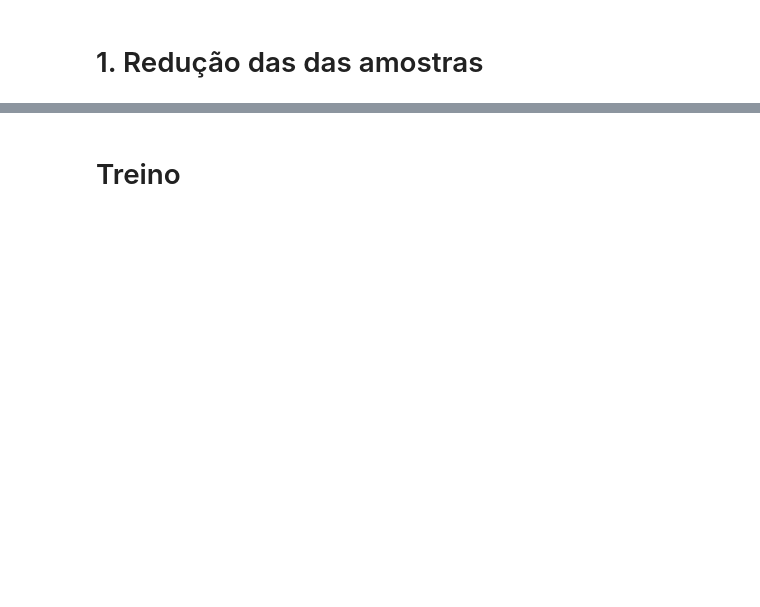
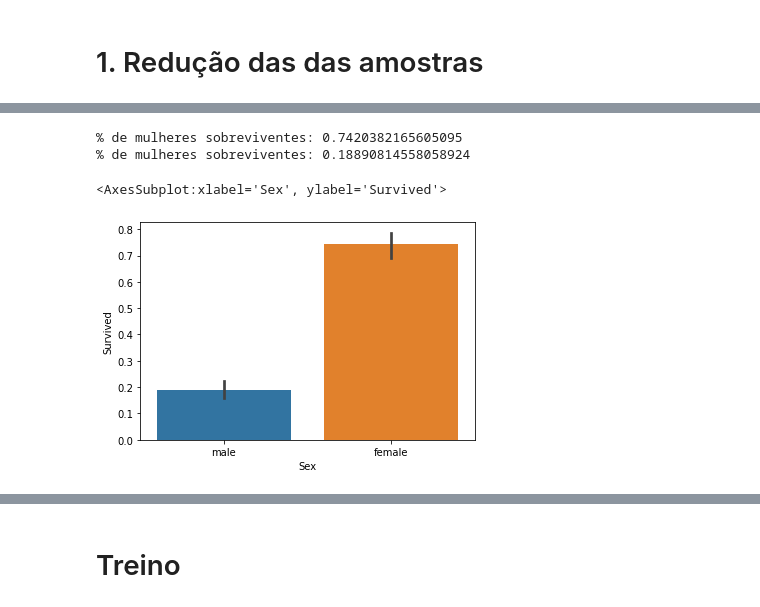
Before and after one commit to ednaldo-neto/deep-learning, a Jupyter notebook: Lista 2.ipynb, the cells around one changed output, grey strips where cells are left out. Saved outputs shown, nothing was run; the diff lists cells and outputs as text; code cells hidden in the pictures; blank space fills up the shorter version.

Commit message:
new plots

```diff
--- a/Lista 2.ipynb
+++ b/Lista 2.ipynb
@@ -40,0 +60,18 @@ def clean_data(data):
+# %%
+#quem tem mais chance de soobrevivencia?
+mulher = data.loc[data.Sex == 'female']["Survived"]
+m_sobrevivente = sum(mulher)/len(mulher)
+
+print("% de mulheres sobreviventes:", m_sobrevivente )
+
+homem = data.loc[data.Sex == 'male']["Survived"]
+h_sobrevivente = sum(homem)/len(homem)
+
+print("% de mulheres sobreviventes:", h_sobrevivente )
+
+sns.barplot(x="Sex", y="Survived", data=data)
+# %% [output]
+% de mulheres sobreviventes: 0.7420382165605095
+% de mulheres sobreviventes: 0.18890814558058924
+<AxesSubplot:xlabel='Sex', ylabel='Survived'>
+[figure, added]
```
Also changed, not shown: parts of 20 cells of this notebook.
